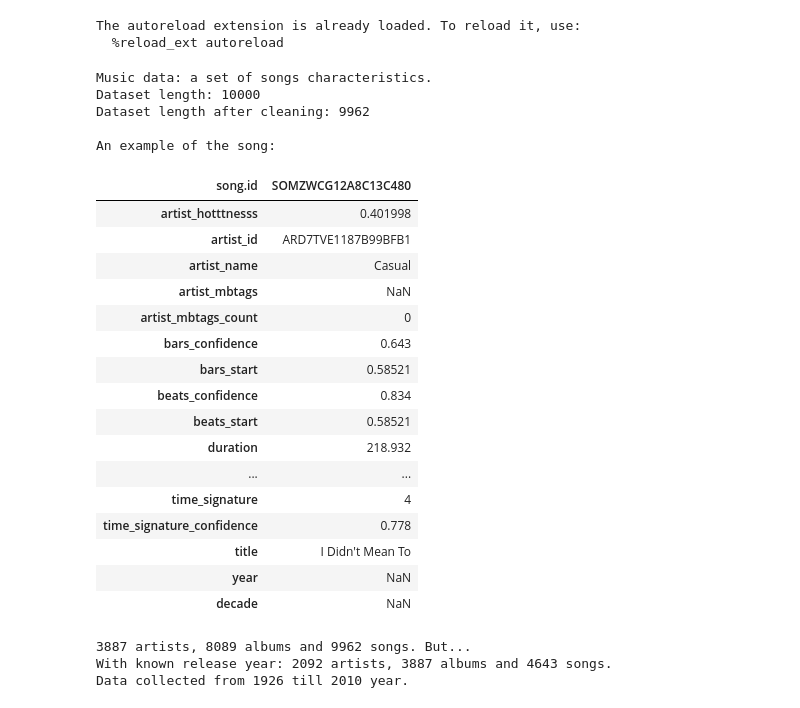
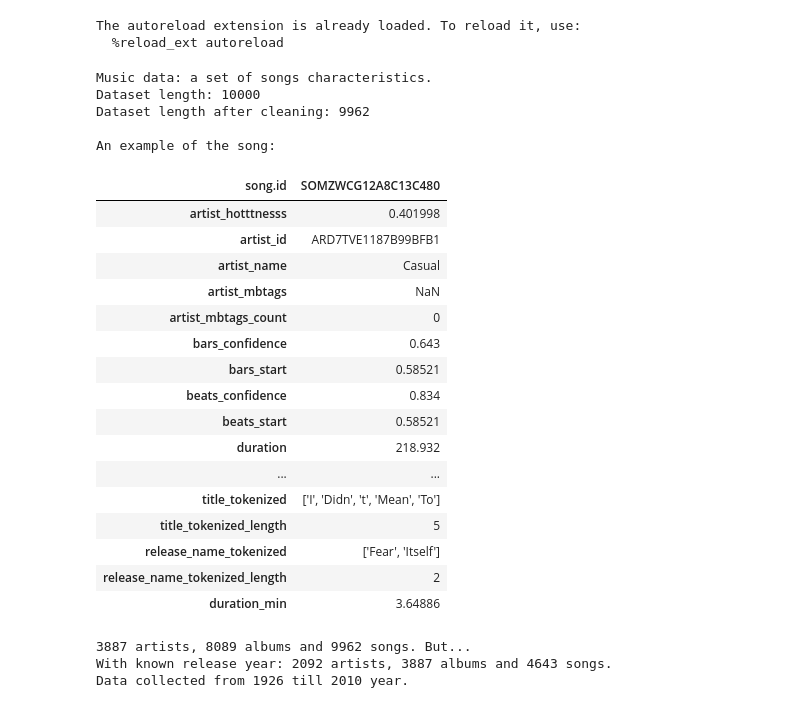
Before and after one commit to ylochman/dataviz, a Jupyter notebook: Assignment-3/hw3.ipynb, the cells around one changed output. Drawn from its saved outputs; the diff is of its cells as text; code cells hidden in the pictures.

```diff
--- a/Assignment-3/hw3.ipynb
+++ b/Assignment-3/hw3.ipynb
@@ -36,6 +48,7 @@ if _preprocess:
     for column in ['artist_name', 'title', 'release_name']:
         df.loc[df[column].isna(), column] = ''
     df['decade'] = 10 * (df.year // 10)
+    df['duration_min'] = df.duration / 60
     df.artist_mbtags = df.artist_mbtags.apply(lambda t: shorten_tag(t))\
                     .apply(lambda t: t if t not in tags_inverse_mapping
                            else tags_inverse_mapping[t])
@@ -46,6 +59,8 @@ if _preprocess:
     df['release_name_tokenized_length'] = df.release_name_tokenized.apply(len)
 
     # Cleaning
+    df = df.drop(index=df[df.time_signature_confidence > 1].index)
+    df = df.drop(index=df[df.key > 12].index)
     columns_to_check = ['title', 'year']
     for ind, g in tqdm(enumerate(df.groupby('artist_name'))):
         temp_df = g[1][columns_to_check]
@@ -58,38 +73,51 @@ if _preprocess:
                     year == row2.year
                 ):
                     temp_df = temp_df.drop(index=index2)
                     df = df.drop(index=index2)
     df.to_csv('music_clean.csv')
 else:
     df = pd.read_csv('music_clean.csv', index_col='song.id')
 
 print('Dataset length after cleaning:', len(df))
+
+# Columns to be analyzed
+col = {}
+col['artist'] = ['artist_hotttnesss', 'artist_id', 'artist_name', 'familiarity',
+                 'artist_mbtags', 'similar']
+col['song'] = ['title', 'year', 'release_name']
+col['tech1'] = ['duration_min', 'tempo']
+col['tech2'] = ['tatums_start', 'bars_start', 'beats_start', 'time_signature']
+col['tech2_conf'] = ['tatums_confidence', 'beats_confidence', 'bars_confidence', 'time_signature_confidence']
+col['tech3'] = ['mode', 'key']
+col['tech3_conf'] = ['mode_confidence', 'key_confidence']
+col['location'] = ['location', 'latitude', 'longitude']
+
 print()
 print('An example of the song:')
 df.head(1).T
 # %% [output]
 Music data: a set of songs characteristics.
 Dataset length: 10000
 Dataset length after cleaning: 9962
 
 An example of the song:
 | song.id | SOMZWCG12A8C13C480 |
 | artist_hotttnesss | 0.401998 |
 | artist_id | ARD7TVE1187B99BFB1 |
 | artist_name | Casual |
 | artist_mbtags | NaN |
 | artist_mbtags_count | 0 |
 | bars_confidence | 0.643 |
 | bars_start | 0.58521 |
 | beats_confidence | 0.834 |
 | beats_start | 0.58521 |
 | duration | 218.932 |
 | ... | ... |
-| time_signature | 4 |
-| time_signature_confidence | 0.778 |
-| title | I Didn't Mean To |
-| year | NaN |
-| decade | NaN |
+| title_tokenized | ['I', 'Didn', 't', 'Mean', 'To'] |
+| title_tokenized_length | 5 |
+| release_name_tokenized | ['Fear', 'Itself'] |
+| release_name_tokenized_length | 2 |
+| duration_min | 3.64886 |
 # %%
 n_songs, n_albums, n_artists = get_songs_albums_artists(df)
 print('{} artists, {} albums and {} songs. But...'.format(n_artists, n_albums, n_songs))
```
Also changed, not shown: parts of 46 cells of this notebook, 11 other files.
